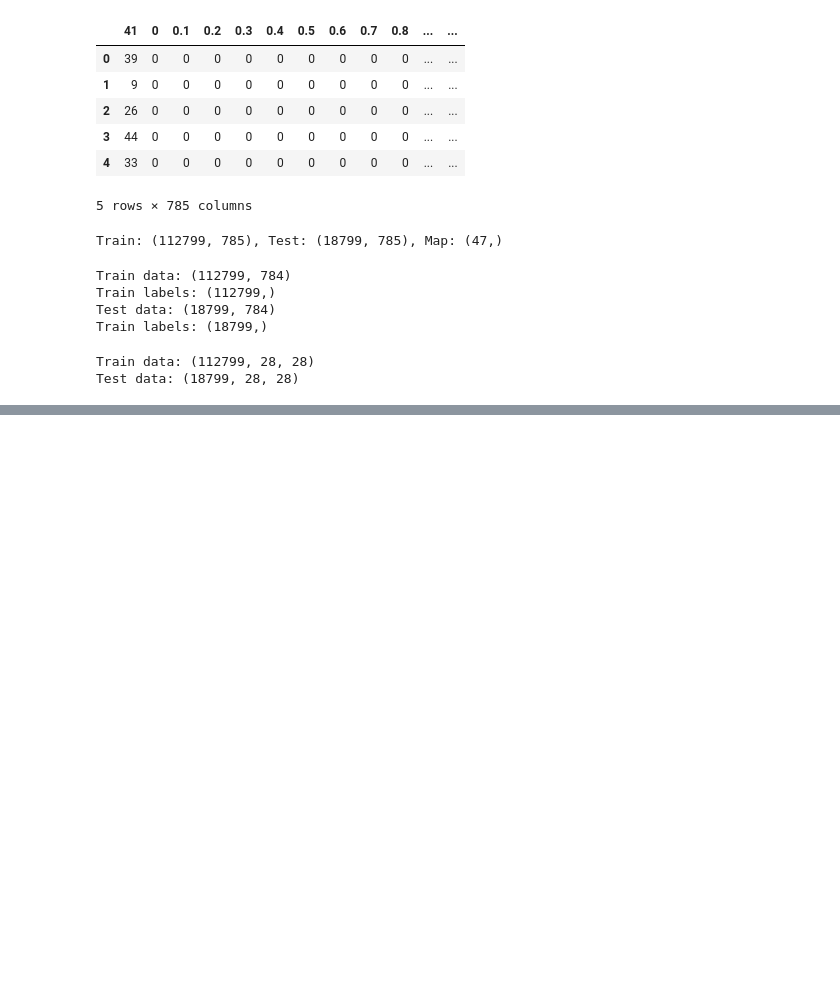
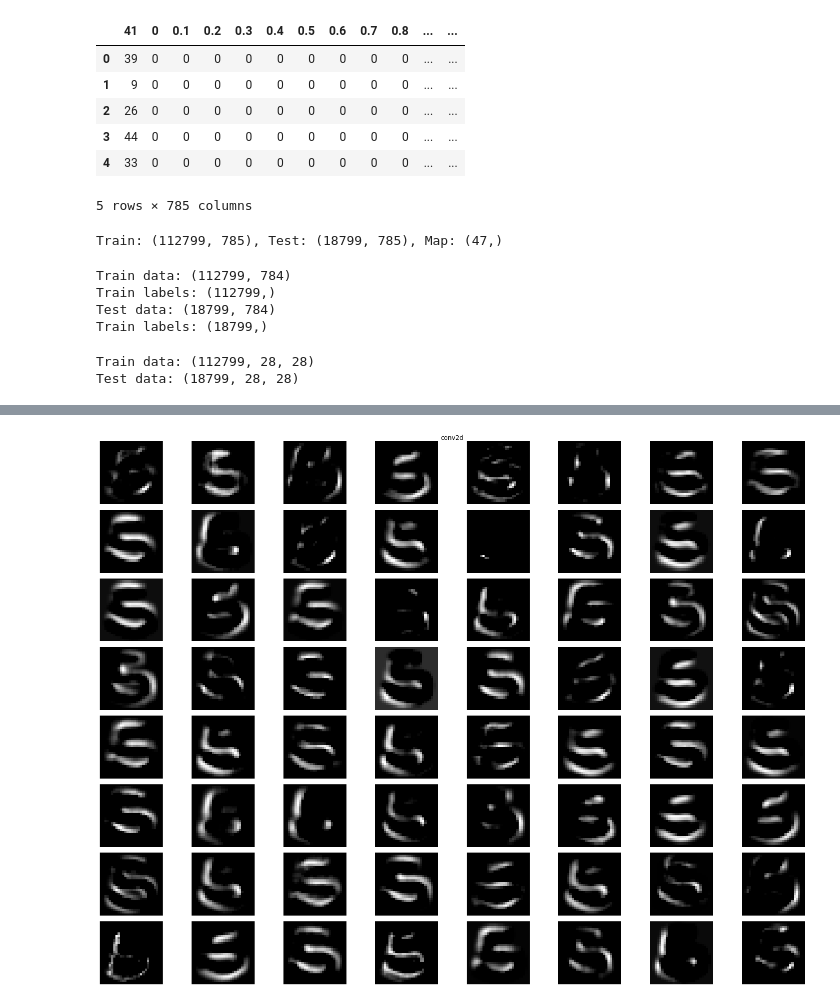
Before and after one commit to LamNg99/Handwritten-Character-Classifier, a Jupyter notebook: src/emnist.ipynb, the cells around one changed output, grey strips where cells are left out. Drawn from its saved outputs; the diff is of its cells as text; code cells hidden in the pictures; blank space fills up the shorter version.

```diff
--- a/src/emnist.ipynb
+++ b/src/emnist.ipynb
@@ -148,0 +268,17 @@ AttributeError: 'Optimizer' object has no attribute 'sgd'
+# %%
+layer_names = [layer.name for layer in model.layers]
+layer_outputs = [layer.output for layer in model.layers]
+feature_map_model = Model(inputs=model.input, outputs=layer_outputs)
+feature_maps = feature_map_model.predict(X_train[123].reshape(1,28,28,1))
+
+def display_feature_maps(feature_maps, layer_index=1):
+    feature_map = feature_maps[layer_index-1]
+    fig = plt.figure(figsize=(20, 15))
+    for i in range(feature_map.shape[-1]):
+        plt.subplot(8, feature_map.shape[-1] // 8, i + 1)
+        plt.imshow(feature_map[0, :, :, i], cmap='gray')
+        plt.axis('off')
+
+    fig.suptitle(layer_names[layer_index-1])
+    fig.tight_layout()
+    plt.show()
@@ -148,0 +287,4 @@ AttributeError: 'Optimizer' object has no attribute 'sgd'
+# %%
+display_feature_maps(feature_maps, 1)
+# %% [output]
+[figure, added]
```
Also changed, not shown: parts of 22 cells of this notebook, 5 other files.
